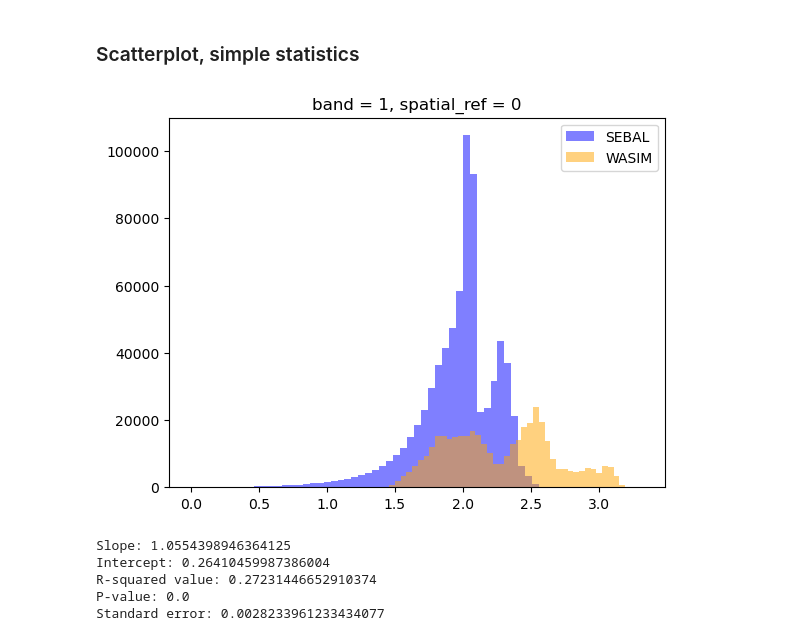
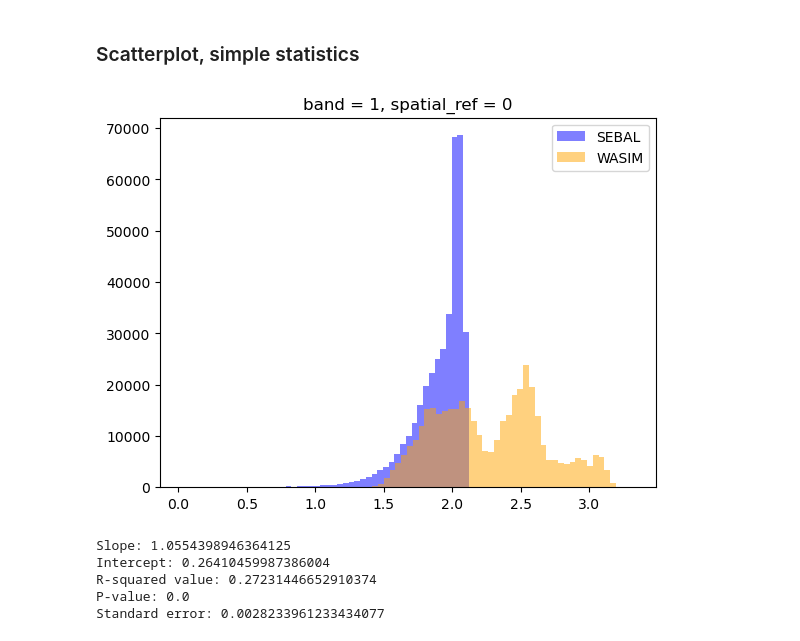
Before and after one commit to nicolast911/ET_master_project, a Jupyter notebook: scripts/images+analysis/analysis.ipynb, the cells around one changed output. Saved outputs shown, nothing was run; the diff lists cells and outputs as text; code cells hidden in the pictures.

```diff
--- a/scripts/images+analysis/analysis.ipynb
+++ b/scripts/images+analysis/analysis.ipynb
@@ -257,12 +298,14 @@ wasim.plot()
 # %% [markdown]
 ### Scatterplot, simple statistics
 # %%
-eta_day.plot.hist(bins = 50, alpha = 0.5, color = "blue", label = "SEBAL")
+eta_kelle = eta_day.rio.clip(shape_kellen.geometry, all_touched = True)
+
+eta_kelle.plot.hist(bins = 50, alpha = 0.5, color = "blue", label = "SEBAL")
 wasim.plot.hist(bins = 50, alpha = 0.5, color = "orange", label = "WASIM")
 plt.legend(loc='upper right')
 plt.show()
 # %% [output]
-[figure, old version]
+[figure, new version]
 # %%
 ### Define Datasets
 title = "All Land Use classes"
```
Also changed, not shown: parts of 37 cells of this notebook.
